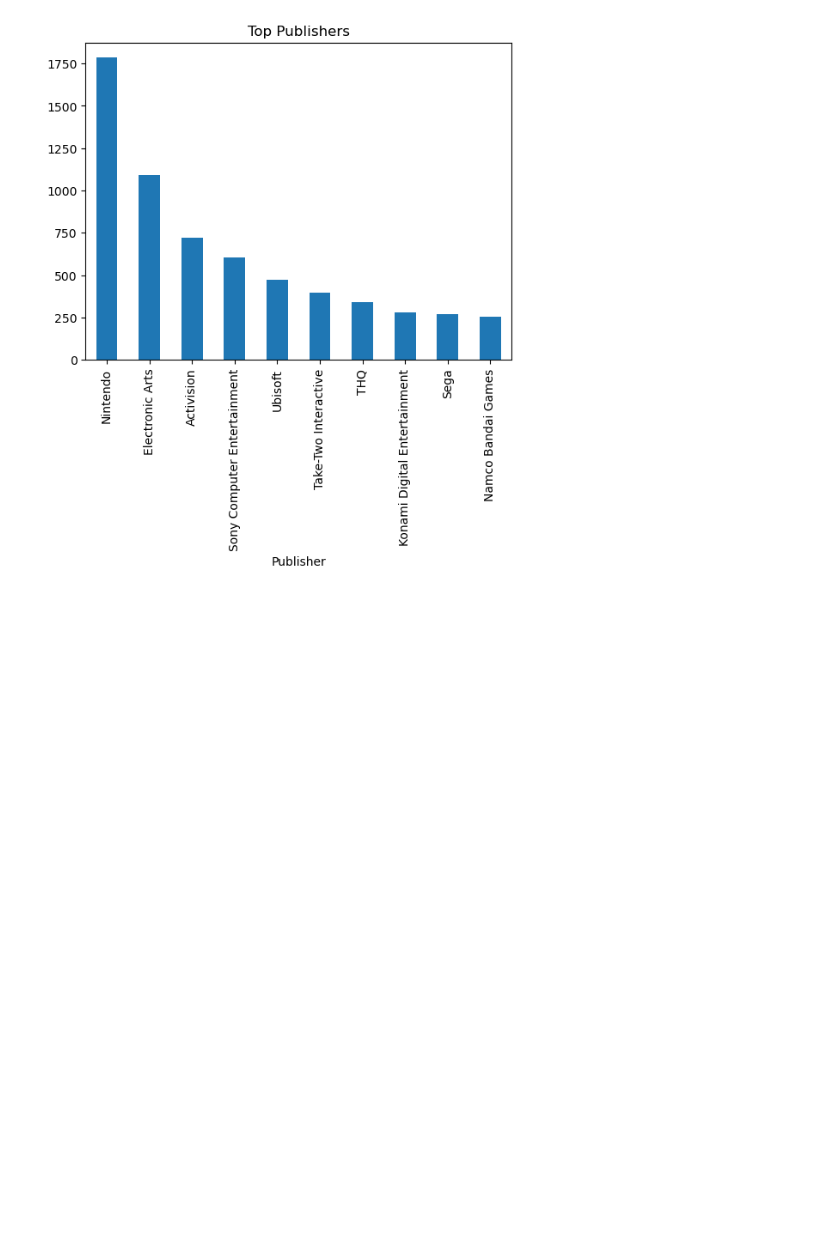
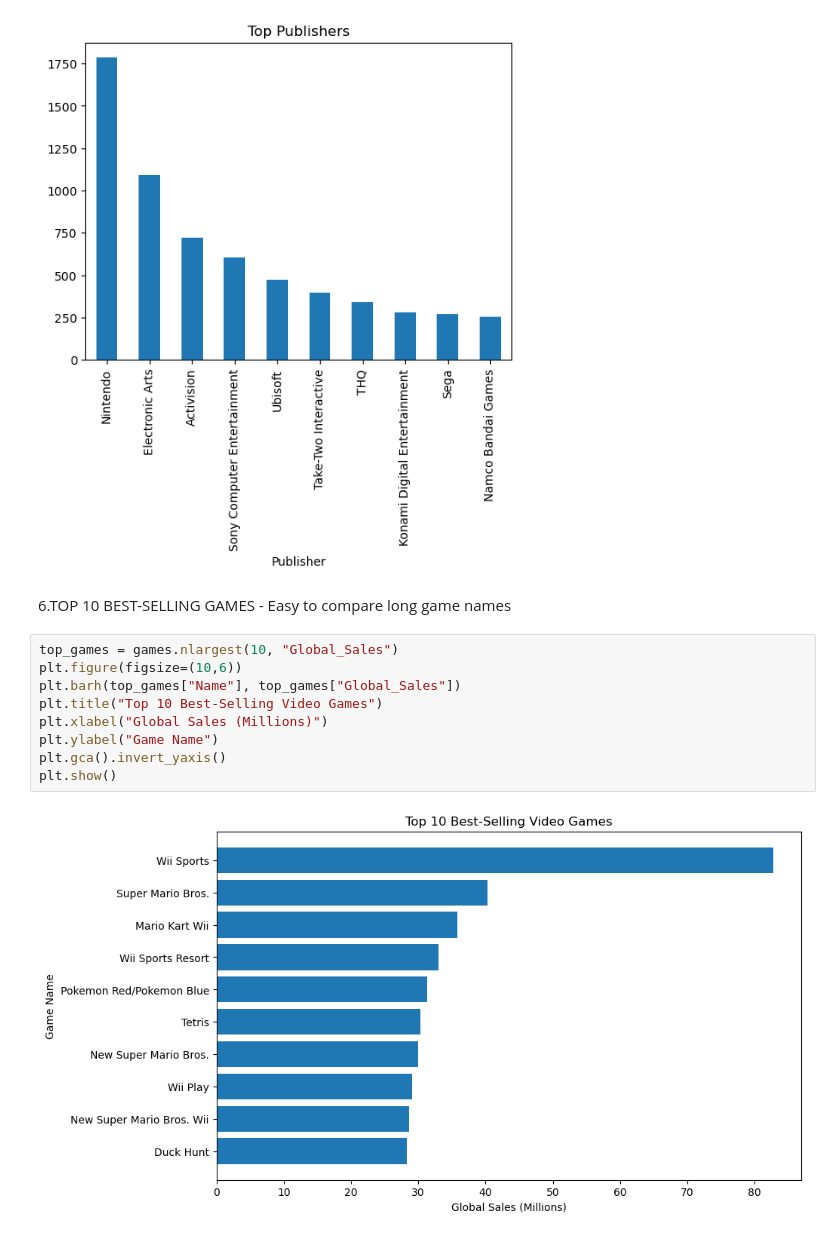
Before and after one commit to Swetha-manikandan/vid-game, a Jupyter notebook: Source/video_game.ipynb, the cells around one changed output. Cells and saved outputs as stored; diff of their text form; blank space fills up the shorter version.

```diff
--- a/Source/video_game.ipynb
+++ b/Source/video_game.ipynb
@@ -463,3 +462,16 @@ plt.title("Top Publishers")
 plt.show()
 # %% [output]
 [figure]
+# %% [markdown]
+6.TOP 10 BEST-SELLING GAMES - Easy to compare long game names
+# %%
+top_games = games.nlargest(10, "Global_Sales")
+plt.figure(figsize=(10,6))
+plt.barh(top_games["Name"], top_games["Global_Sales"])
+plt.title("Top 10 Best-Selling Video Games")
+plt.xlabel("Global Sales (Millions)")
+plt.ylabel("Game Name")
+plt.gca().invert_yaxis()
+plt.show()
+# %% [output]
+[figure, added]
```
Also changed, not shown: parts of 10 cells of this notebook, 8 other files.
